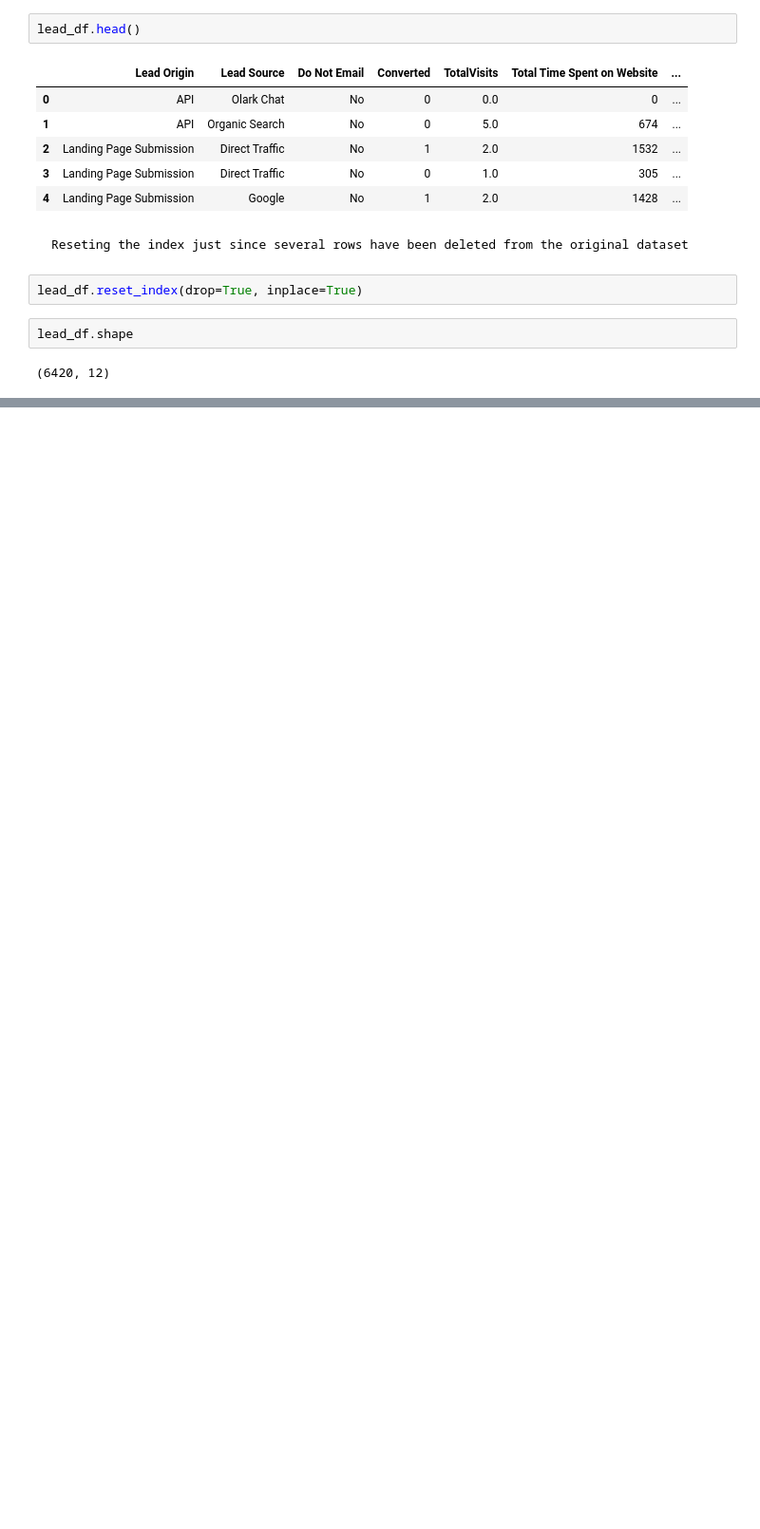
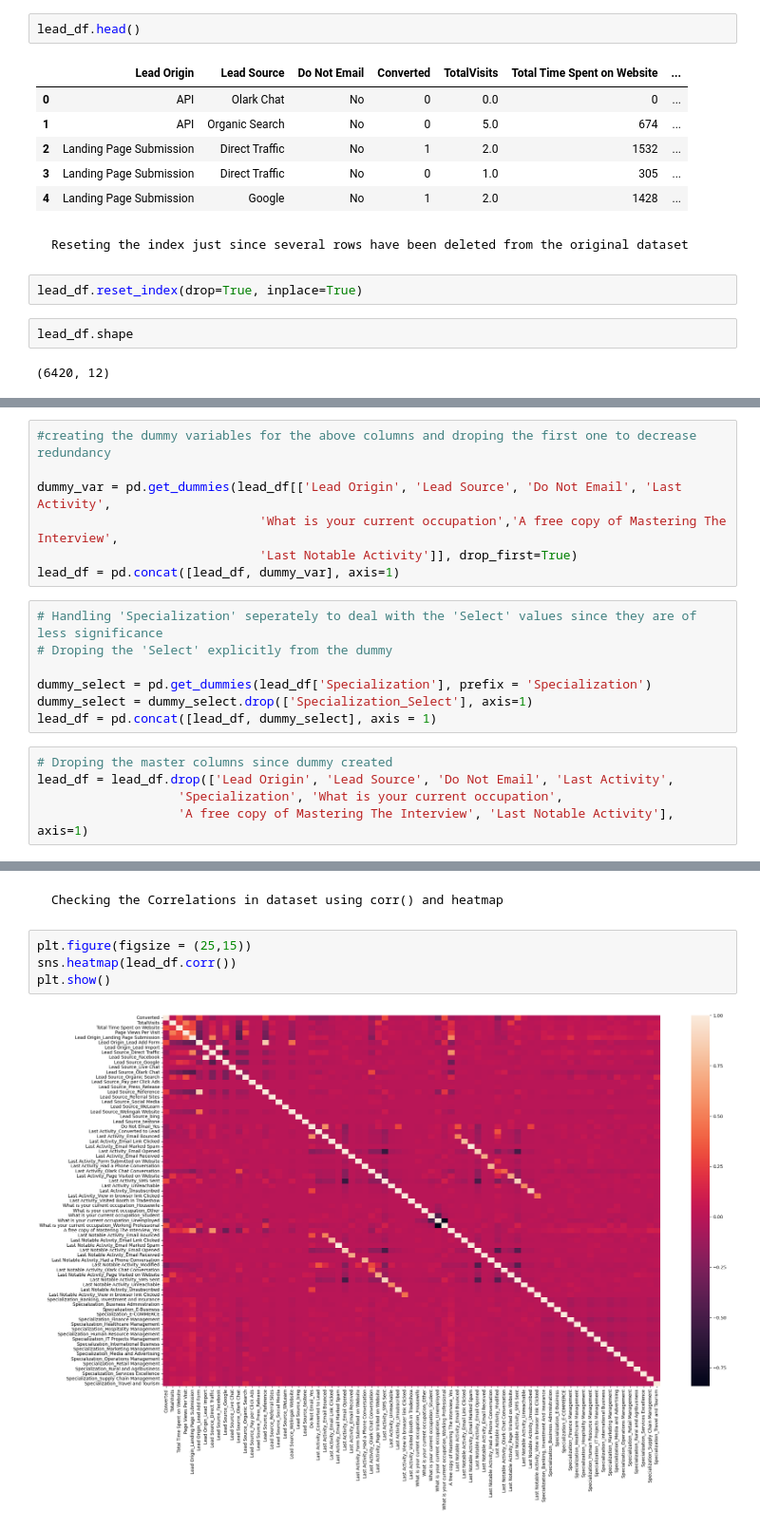
Before and after one commit to Sooby-sg/Lead-Scoring-Case-Study, a Jupyter notebook: Main.ipynb, the cells around one changed output, grey strips where cells are left out. Shown at 95% size. Saved outputs shown, nothing was run; the diff lists cells and outputs as text; blank space fills up the shorter version.

```diff
--- a/Main.ipynb
+++ b/Main.ipynb
@@ -562,0 +627,19 @@ lead_df.shape
+# %%
+#creating the dummy variables for the above columns and droping the first one to decrease redundancy
+
+dummy_var = pd.get_dummies(lead_df[['Lead Origin', 'Lead Source', 'Do Not Email', 'Last Activity',
+                              'What is your current occupation','A free copy of Mastering The Interview',
+                              'Last Notable Activity']], drop_first=True)
+lead_df = pd.concat([lead_df, dummy_var], axis=1)
+# %%
+# Handling 'Specialization' seperately to deal with the 'Select' values since they are of less significance
+# Droping the 'Select' explicitly from the dummy
+
+dummy_select = pd.get_dummies(lead_df['Specialization'], prefix = 'Specialization')
+dummy_select = dummy_select.drop(['Specialization_Select'], axis=1)
+lead_df = pd.concat([lead_df, dummy_select], axis = 1)
+# %%
+# Droping the master columns since dummy created
+lead_df = lead_df.drop(['Lead Origin', 'Lead Source', 'Do Not Email', 'Last Activity',
+                   'Specialization', 'What is your current occupation',
+                   'A free copy of Mastering The Interview', 'Last Notable Activity'], axis=1)
@@ -562,0 +700,8 @@ lead_df.shape
+# %% [markdown]
+    Checking the Correlations in dataset using corr() and heatmap
+# %%
+plt.figure(figsize = (25,15))
+sns.heatmap(lead_df.corr())
+plt.show()
+# %% [output]
+[figure, added]
```
Also changed, not shown: parts of 126 cells of this notebook, 3 other files.
